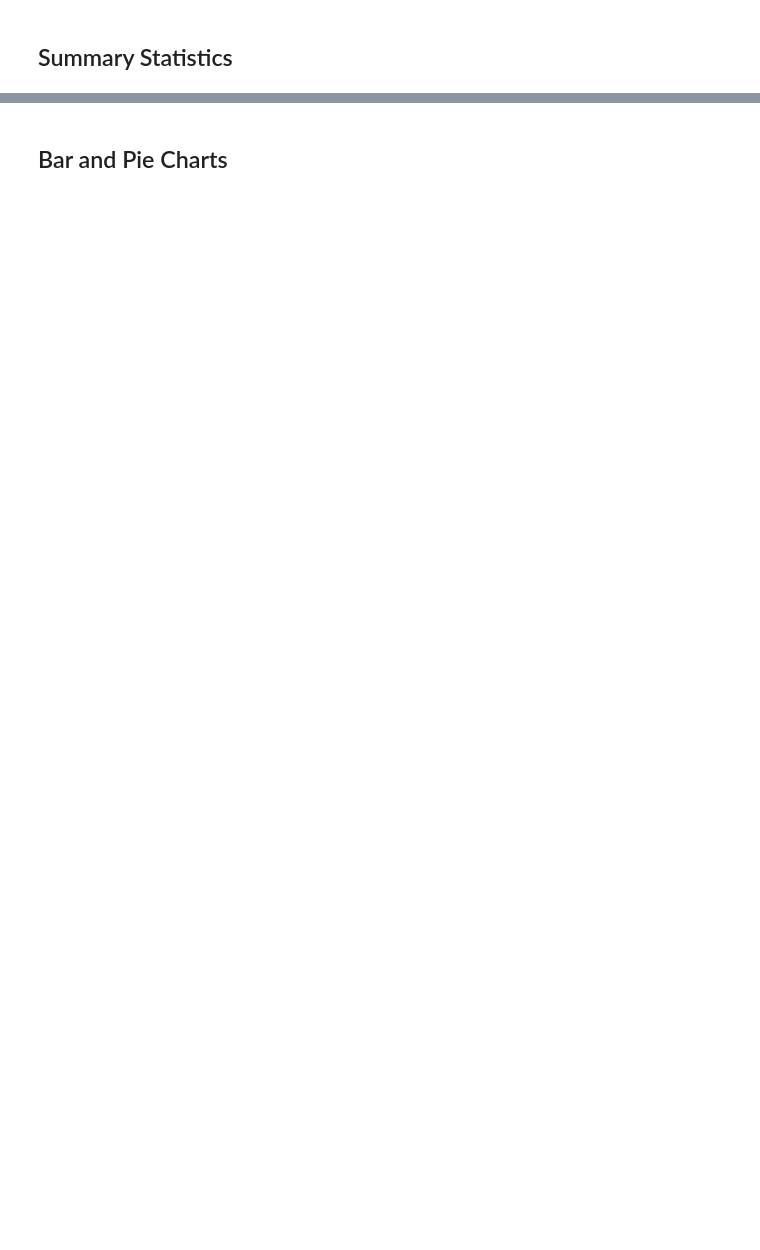
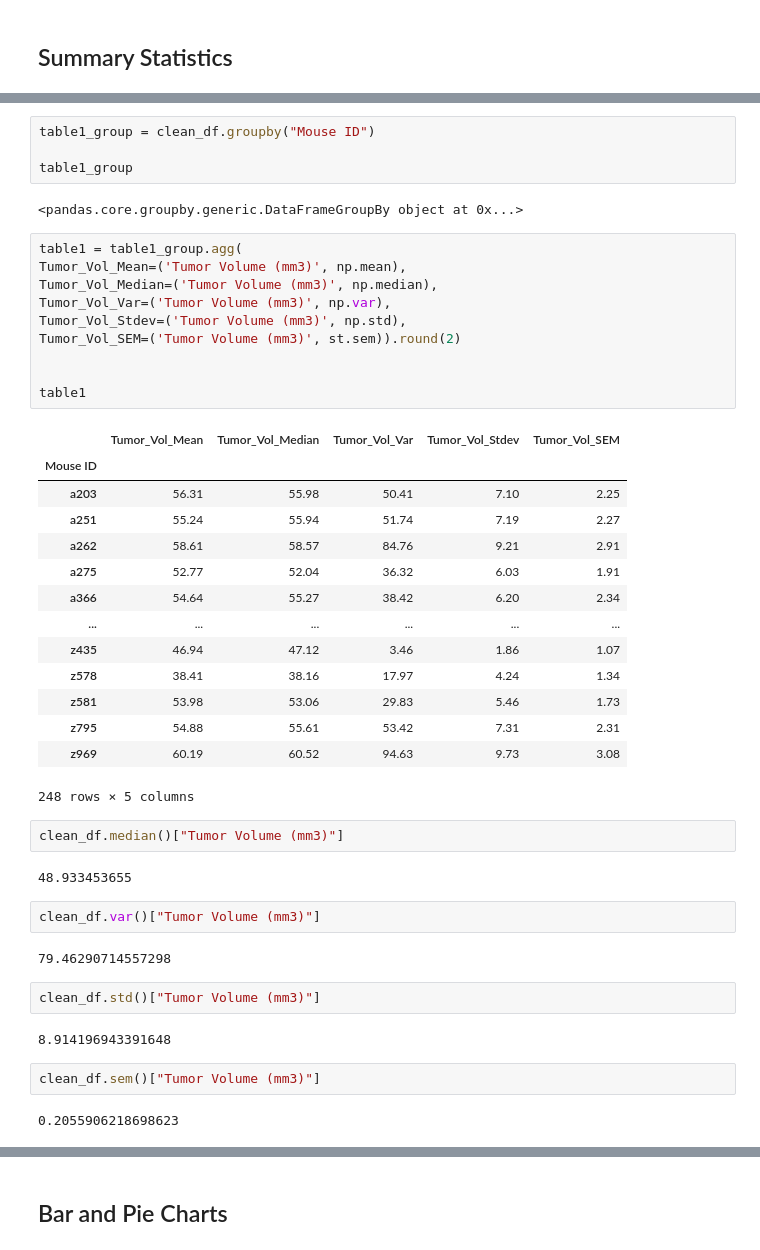
Before and after one commit to Nickfeliciano2/Matplotlib, a Jupyter notebook: Pymaceuticals/pymaceuticals_starter.ipynb, the cells around one changed output, grey strips where cells are left out. Saved outputs shown, nothing was run; the diff lists cells and outputs as text; blank space fills up the shorter version.

```diff
--- a/Pymaceuticals/pymaceuticals_starter.ipynb
+++ b/Pymaceuticals/pymaceuticals_starter.ipynb
@@ -150,0 +152,47 @@ dtype: int64
+# %%
+table1_group = clean_df.groupby("Mouse ID")
+
+table1_group
+# %% [output]
+<pandas.core.groupby.generic.DataFrameGroupBy object at 0x...>
+# %%
+table1 = table1_group.agg(
+Tumor_Vol_Mean=('Tumor Volume (mm3)', np.mean),
+Tumor_Vol_Median=('Tumor Volume (mm3)', np.median),
+Tumor_Vol_Var=('Tumor Volume (mm3)', np.var),
+Tumor_Vol_Stdev=('Tumor Volume (mm3)', np.std),
+Tumor_Vol_SEM=('Tumor Volume (mm3)', st.sem)).round(2)
+
+
+table1
+# %% [output]
+|  | Tumor_Vol_Mean | Tumor_Vol_Median | Tumor_Vol_Var | Tumor_Vol_Stdev | Tumor_Vol_SEM |
+| Mouse ID |  |  |  |  |  |
+| a203 | 56.31 | 55.98 | 50.41 | 7.10 | 2.25 |
+| a251 | 55.24 | 55.94 | 51.74 | 7.19 | 2.27 |
+| a262 | 58.61 | 58.57 | 84.76 | 9.21 | 2.91 |
+| a275 | 52.77 | 52.04 | 36.32 | 6.03 | 1.91 |
+| a366 | 54.64 | 55.27 | 38.42 | 6.20 | 2.34 |
+| ... | ... | ... | ... | ... | ... |
+| z435 | 46.94 | 47.12 | 3.46 | 1.86 | 1.07 |
+| z578 | 38.41 | 38.16 | 17.97 | 4.24 | 1.34 |
+| z581 | 53.98 | 53.06 | 29.83 | 5.46 | 1.73 |
+| z795 | 54.88 | 55.61 | 53.42 | 7.31 | 2.31 |
+| z969 | 60.19 | 60.52 | 94.63 | 9.73 | 3.08 |
+248 rows × 5 columns
+# %%
+clean_df.median()["Tumor Volume (mm3)"]
+# %% [output]
+48.933453655
+# %%
+clean_df.var()["Tumor Volume (mm3)"]
+# %% [output]
+79.46290714557298
+# %%
+clean_df.std()["Tumor Volume (mm3)"]
+# %% [output]
+8.914196943391648
+# %%
+clean_df.sem()["Tumor Volume (mm3)"]
+# %% [output]
+0.2055906218698623
```
Also changed, not shown: parts of 12 cells of this notebook, 2 other files.
